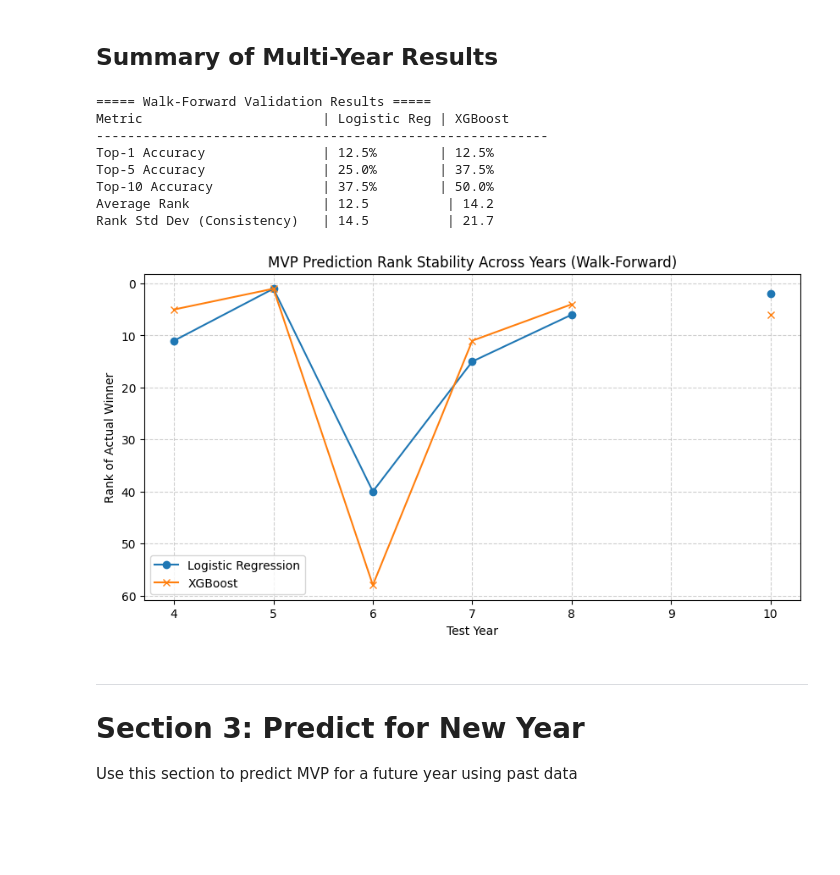
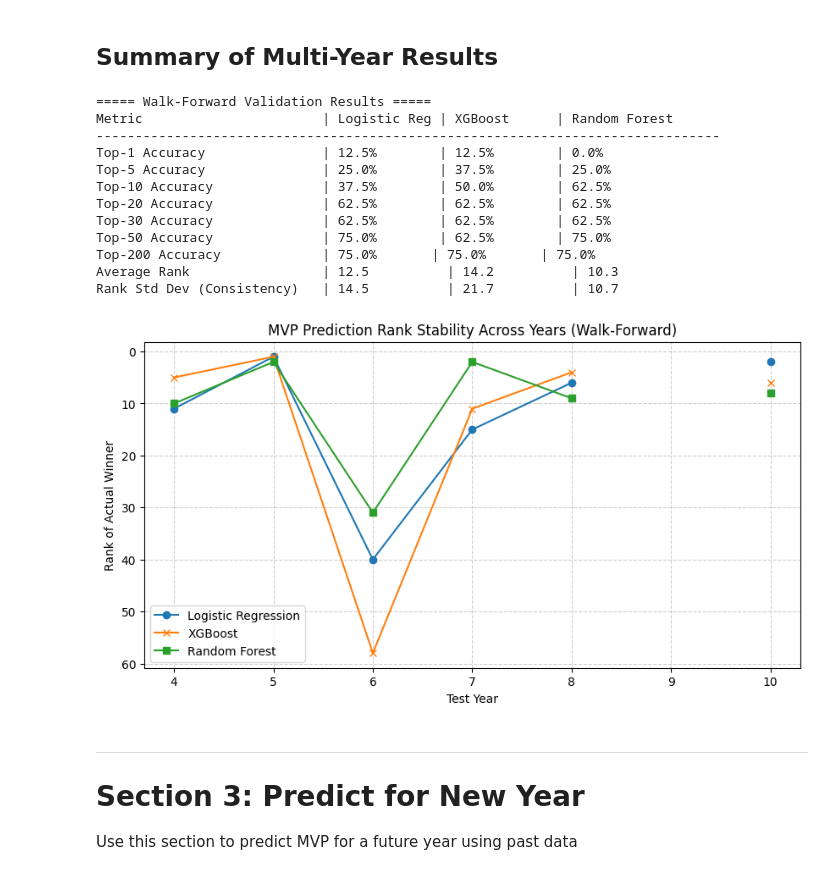
Before and after one commit to FranciscoAlves124/AC, a Jupyter notebook: awards/mvp/mvp_award.ipynb, the cells around one changed output. Drawn from its saved outputs; the diff is of its cells as text; code cells hidden in the pictures; blank space fills up the shorter version.

```diff
--- a/awards/mvp/mvp_award.ipynb
+++ b/awards/mvp/mvp_award.ipynb
@@ -449,36 +482,45 @@ Test Year Train Years    LR Top1   XGB Top1  LR Rank   XGB Rank  Winner
 # %%
 results_df = pd.DataFrame(results)
 
 print("\n===== Walk-Forward Validation Results =====")
-print("Metric                       | Logistic Reg | XGBoost")
-print("----------------------------------------------------------")
-print(f"Top-1 Accuracy               | {results_df['LR_Top1'].mean():.1%}        | {results_df['XGB_Top1'].mean():.1%}")
-print(f"Top-5 Accuracy               | {results_df['LR_Top5'].mean():.1%}        | {results_df['XGB_Top5'].mean():.1%}")
-print(f"Top-10 Accuracy              | {results_df['LR_Top10'].mean():.1%}        | {results_df['XGB_Top10'].mean():.1%}")
-print(f"Average Rank                 | {results_df['LR_Rank'].mean():.1f}          | {results_df['XGB_Rank'].mean():.1f}")
-print(f"Rank Std Dev (Consistency)   | {results_df['LR_Rank'].std():.1f}          | {results_df['XGB_Rank'].std():.1f}")
+print("Metric                       | Logistic Reg | XGBoost      | Random Forest")
+print("--------------------------------------------------------------------------------")
+print(f"Top-1 Accuracy               | {results_df['LR_Top1'].mean():.1%}        | {results_df['XGB_Top1'].mean():.1%}        | {results_df['RF_Top1'].mean():.1%}")
+print(f"Top-5 Accuracy               | {results_df['LR_Top5'].mean():.1%}        | {results_df['XGB_Top5'].mean():.1%}        | {results_df['RF_Top5'].mean():.1%}")
+print(f"Top-10 Accuracy              | {results_df['LR_Top10'].mean():.1%}        | {results_df['XGB_Top10'].mean():.1%}        | {results_df['RF_Top10'].mean():.1%}")
+print(f"Top-20 Accuracy              | {results_df['LR_Top20'].mean():.1%}        | {results_df['XGB_Top20'].mean():.1%}        | {results_df['RF_Top20'].mean():.1%}")
+print(f"Top-30 Accuracy              | {results_df['LR_Top30'].mean():.1%}        | {results_df['XGB_Top30'].mean():.1%}        | {results_df['RF_Top30'].mean():.1%}")
+print(f"Top-50 Accuracy              | {results_df['LR_Top50'].mean():.1%}        | {results_df['XGB_Top50'].mean():.1%}        | {results_df['RF_Top50'].mean():.1%}")
+print(f"Top-200 Accuracy             | {results_df['LR_Top200'].mean():.1%}       | {results_df['XGB_Top200'].mean():.1%}       | {results_df['RF_Top200'].mean():.1%}")
+print(f"Average Rank                 | {results_df['LR_Rank'].mean():.1f}          | {results_df['XGB_Rank'].mean():.1f}          | {results_df['RF_Rank'].mean():.1f}")
+print(f"Rank Std Dev (Consistency)   | {results_df['LR_Rank'].std():.1f}          | {results_df['XGB_Rank'].std():.1f}          | {results_df['RF_Rank'].std():.1f}")
 
 # Plot Rank Variation
 plt.figure(figsize=(10, 5))
 plt.plot(results_df['Test_Year'], results_df['LR_Rank'], marker='o', label='Logistic Regression')
 plt.plot(results_df['Test_Year'], results_df['XGB_Rank'], marker='x', label='XGBoost')
+plt.plot(results_df['Test_Year'], results_df['RF_Rank'], marker='s', label='Random Forest')
 plt.gca().invert_yaxis()  # Rank 1 is at top
 plt.title('MVP Prediction Rank Stability Across Years (Walk-Forward)')
 plt.ylabel('Rank of Actual Winner')
 plt.xlabel('Test Year')
 plt.legend()
 plt.grid(True, linestyle='--', alpha=0.6)
 plt.show()
 # %% [output]
 ===== Walk-Forward Validation Results =====
-Metric                       | Logistic Reg | XGBoost
-----------------------------------------------------------
-Top-1 Accuracy               | 12.5%        | 12.5%
-Top-5 Accuracy               | 25.0%        | 37.5%
-Top-10 Accuracy              | 37.5%        | 50.0%
-Average Rank                 | 12.5          | 14.2
-Rank Std Dev (Consistency)   | 14.5          | 21.7
+Metric                       | Logistic Reg | XGBoost      | Random Forest
+--------------------------------------------------------------------------------
+Top-1 Accuracy               | 12.5%        | 12.5%        | 0.0%
+Top-5 Accuracy               | 25.0%        | 37.5%        | 25.0%
+Top-10 Accuracy              | 37.5%        | 50.0%        | 62.5%
+Top-20 Accuracy              | 62.5%        | 62.5%        | 62.5%
+Top-30 Accuracy              | 62.5%        | 62.5%        | 62.5%
+Top-50 Accuracy              | 75.0%        | 62.5%        | 75.0%
+Top-200 Accuracy             | 75.0%       | 75.0%       | 75.0%
+Average Rank                 | 12.5          | 14.2          | 10.3
+Rank Std Dev (Consistency)   | 14.5          | 21.7          | 10.7
-[figure, old version]
+[figure, new version]
 # %% [markdown]
 ---
 # Section 3: Predict for New Year
```
Also changed, not shown: parts of 5 cells of this notebook, 3 other files.
